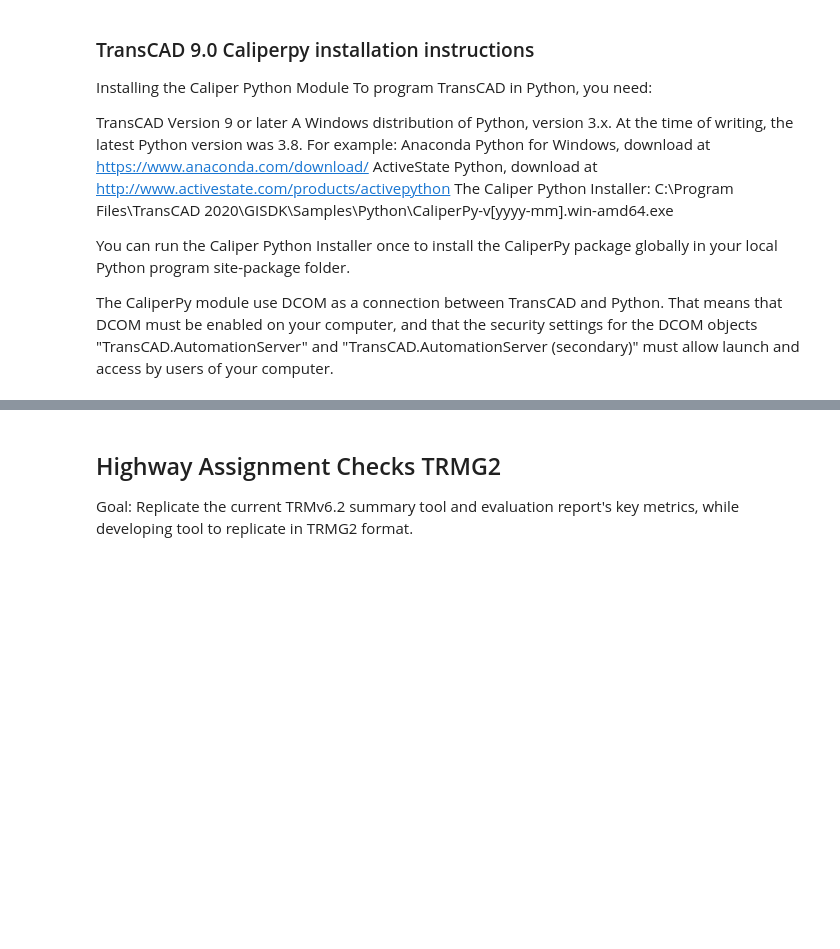
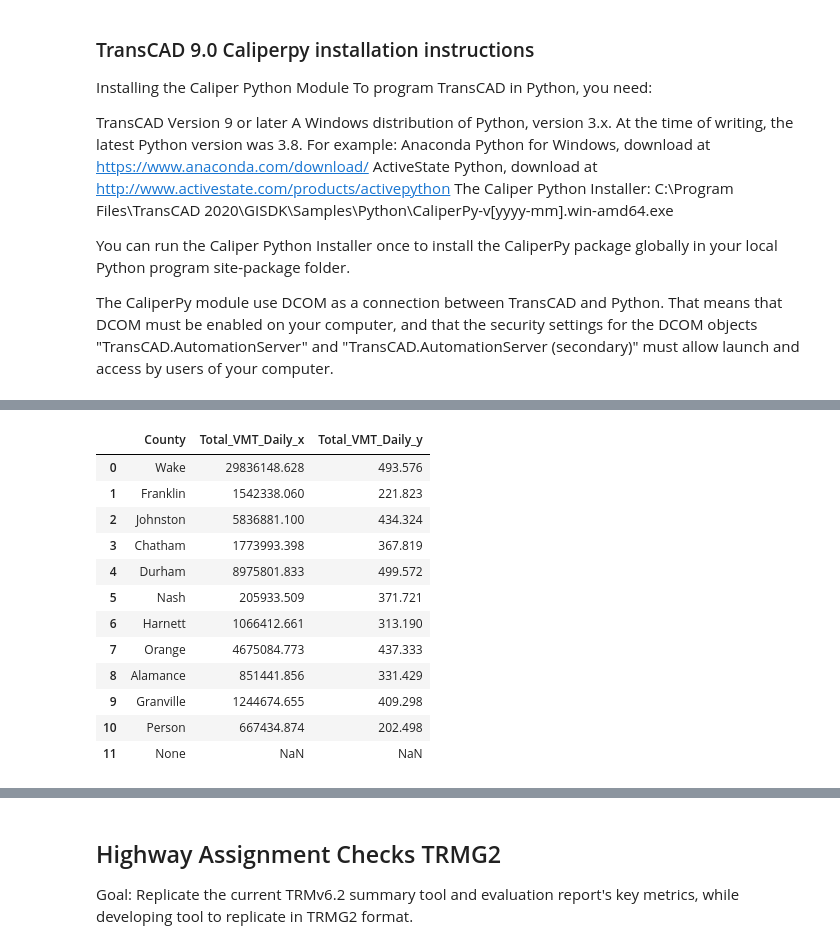
Before and after one commit to JFord-DCHCMPO/TRMG2_Analyses, a Jupyter notebook: TRMG2_Analyses.ipynb, the cells around one changed output, grey strips where cells are left out. Drawn from its saved outputs; the diff is of its cells as text; code cells hidden in the pictures; blank space fills up the shorter version.

```diff
--- a/TRMG2_Analyses.ipynb
+++ b/TRMG2_Analyses.ipynb
@@ -38,0 +38,30 @@ Connecting to TransCAD...
+# %%
+group_cols = ["County"]
+sum_cols = ["Total_VMT_Daily"]
+mean_cols = ["Total_VMT_Daily"]
+
+
+by_county = geography_utils.aggregate_by_geography(
+  # replace_nas[replace_nas.COUNTY.notna()],
+    hwy_2016_g2,
+    group_cols=group_cols,
+    sum_cols = sum_cols,
+    mean_cols=mean_cols
+
+)
+
+by_county.rename()
+# %% [output]
+|  | County | Total_VMT_Daily_x | Total_VMT_Daily_y |
+| 0 | Wake | 29836148.628 | 493.576 |
+| 1 | Franklin | 1542338.060 | 221.823 |
+| 2 | Johnston | 5836881.100 | 434.324 |
+| 3 | Chatham | 1773993.398 | 367.819 |
+| 4 | Durham | 8975801.833 | 499.572 |
+| 5 | Nash | 205933.509 | 371.721 |
+| 6 | Harnett | 1066412.661 | 313.190 |
+| 7 | Orange | 4675084.773 | 437.333 |
+| 8 | Alamance | 851441.856 | 331.429 |
+| 9 | Granville | 1244674.655 | 409.298 |
+| 10 | Person | 667434.874 | 202.498 |
+| 11 | None | NaN | NaN |
```
Also changed, not shown: parts of 3 cells of this notebook.
